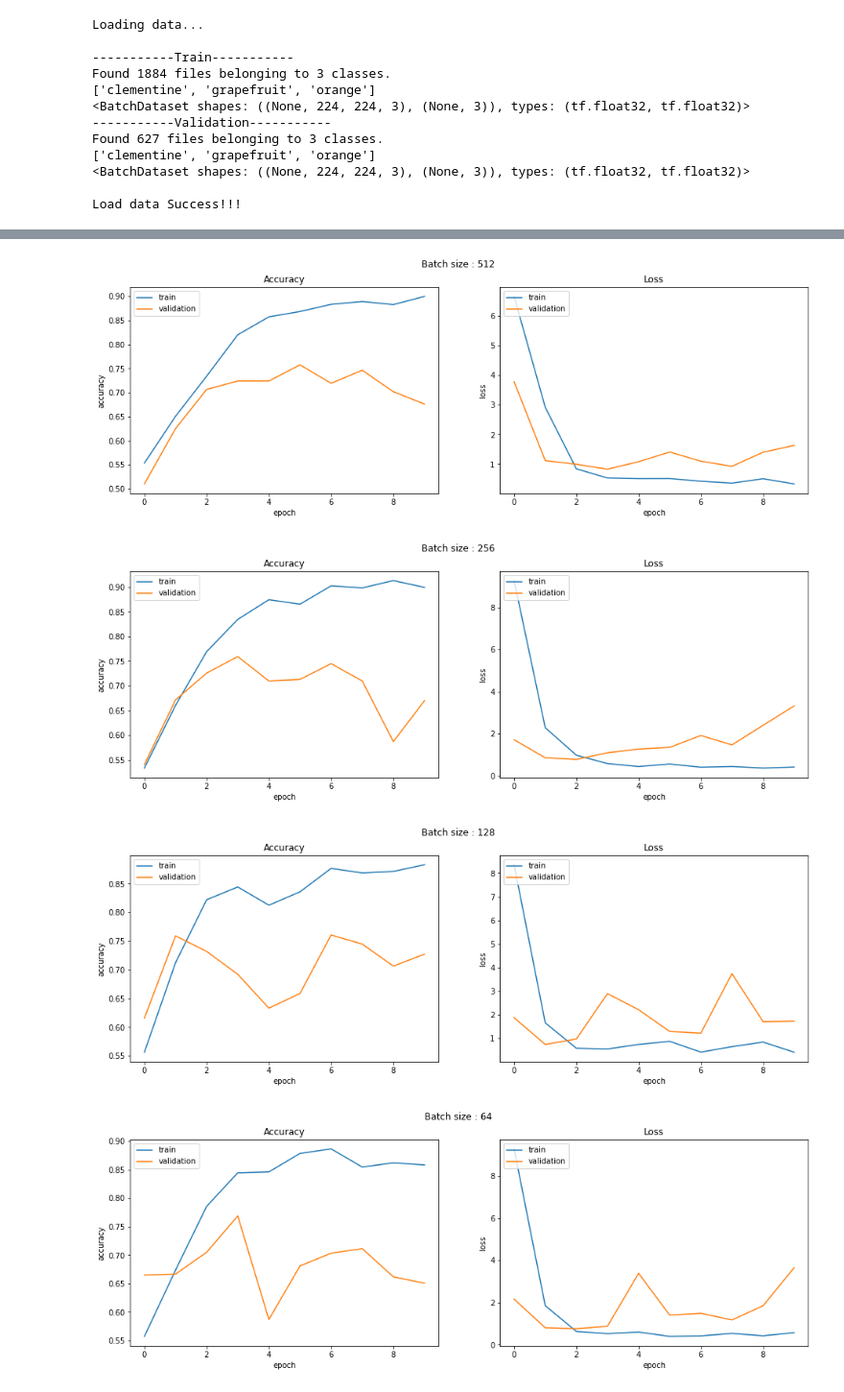
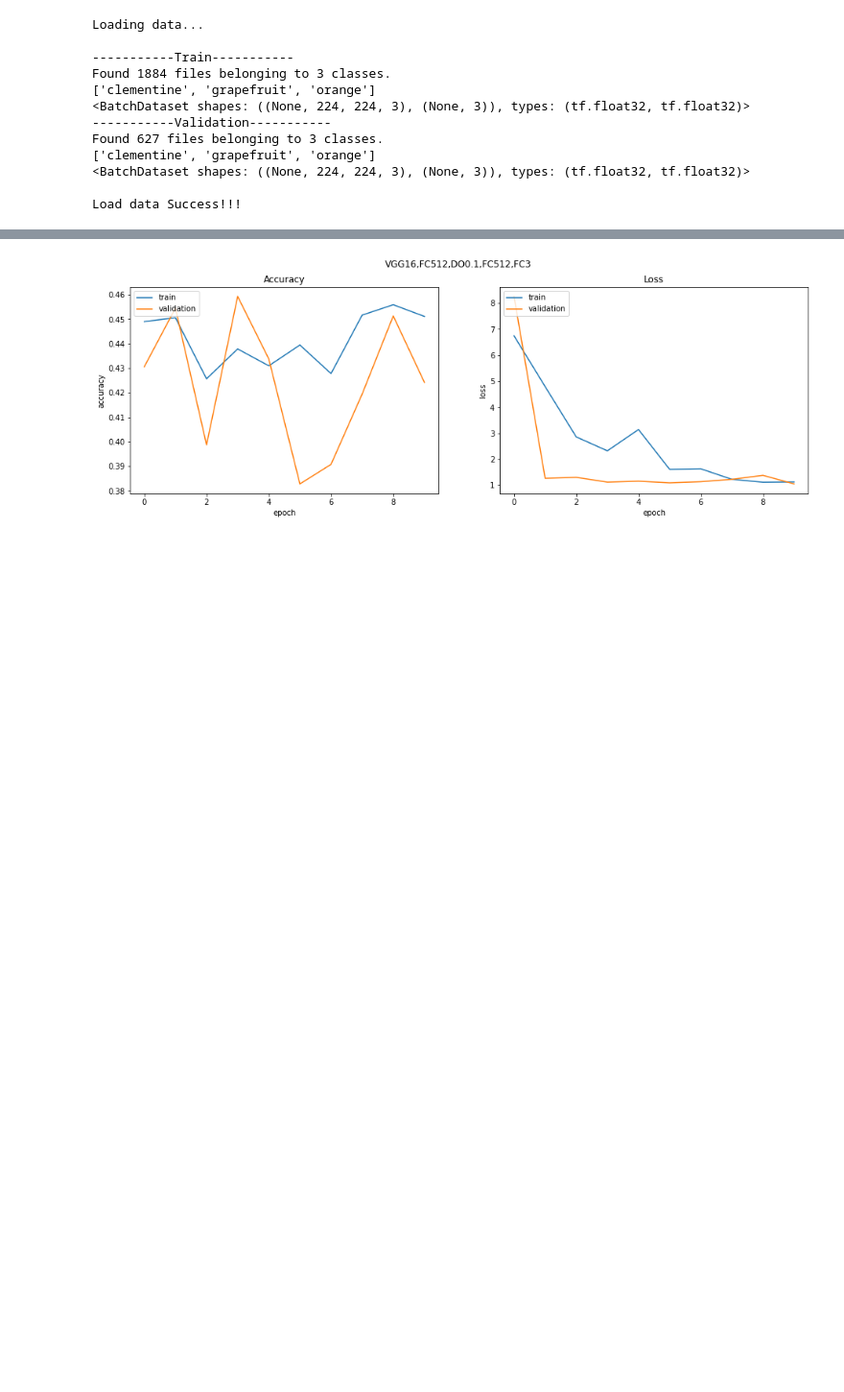
Before and after one commit to LittleLunar/OrangeClassificationDeepLearning, a Jupyter notebook: src/main.ipynb, the cells around one changed output, grey strips where cells are left out. Shown at 96% size. Saved outputs shown, nothing was run; the diff lists cells and outputs as text; code cells hidden in the pictures; blank space fills up the shorter version.

Commit message:
add model 45678

```diff
--- a/src/main.ipynb
+++ b/src/main.ipynb
@@ -144,20 +147,21 @@ Found 627 files belonging to 3 classes.
 Load data Success!!!
 # %%
 ''' Get pre train model '''
-VGG = VGG16(input_shape=(224, 224, 3), include_top=False, weights='imagenet')
-VGG.trainable = False
+vgg = VGG16(input_shape=(224, 224, 3), include_top=False, weights="imagenet")
+vgg.trainable = False
 # %%
 ''' Training and Display result'''
-BATCH_SIZE = [512, 256, 128, 64, 32, 16, 8, 4]
+BATCH_SIZE = [256] #512, 128, 64, 32, 16, 8, 4
 
 for i, batch in enumerate(BATCH_SIZE):
 
     # create model architecture
     model = tf.keras.models.Sequential([
-                                    VGG,
+                                    vgg,
                                     tf.keras.layers.Flatten(),
                                     tf.keras.layers.Dense(512, activation='relu'),
-                                    tf.keras.layers.Dense(256, activation='relu'),
+                                    tf.keras.layers.Dropout(0.1),
+                                    tf.keras.layers.Dense(512, activation='relu'),
                                     tf.keras.layers.Dense(3, activation='softmax')
     ])
 
@@ -178,7 +182,7 @@ for i, batch in enumerate(BATCH_SIZE):
 
     # Plot the result
     fig, axs = plt.subplots(1,2, figsize=(16,5))
-    fig.suptitle(f"Batch size : {batch}")
+    fig.suptitle(f"{Detail_model}")
     axs[0].plot(model.history.history['accuracy'])
     axs[0].plot(model.history.history['val_accuracy'])
     axs[0].set_title('Accuracy')
@@ -214,4 +218 @@ INFO:tensorflow:Assets written to: D:/WorkSpace/OrangeClassificationDeepLearning
-[figure, old version]
+[figure, new version]
-[figure, removed]
-[figure, removed]
-[figure, removed]
```
Also changed, not shown: parts of 4 cells of this notebook, 10 other files.
